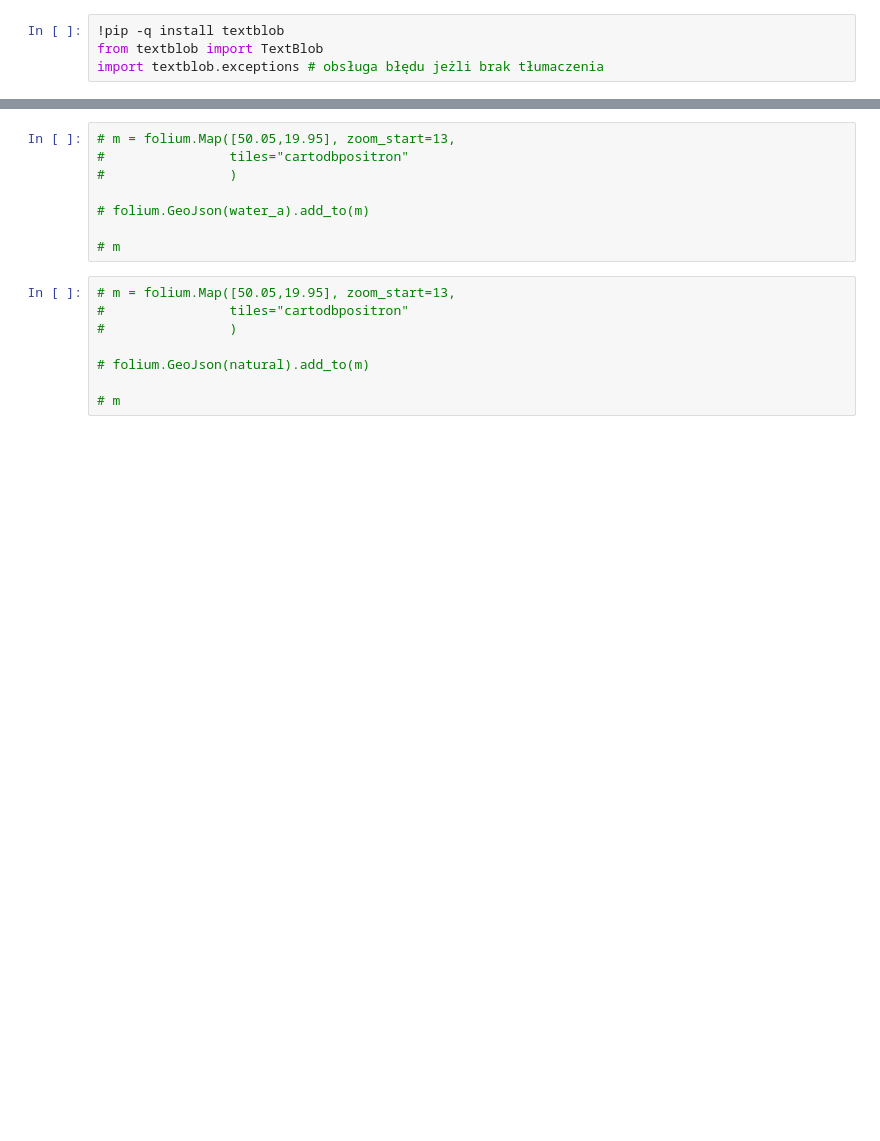
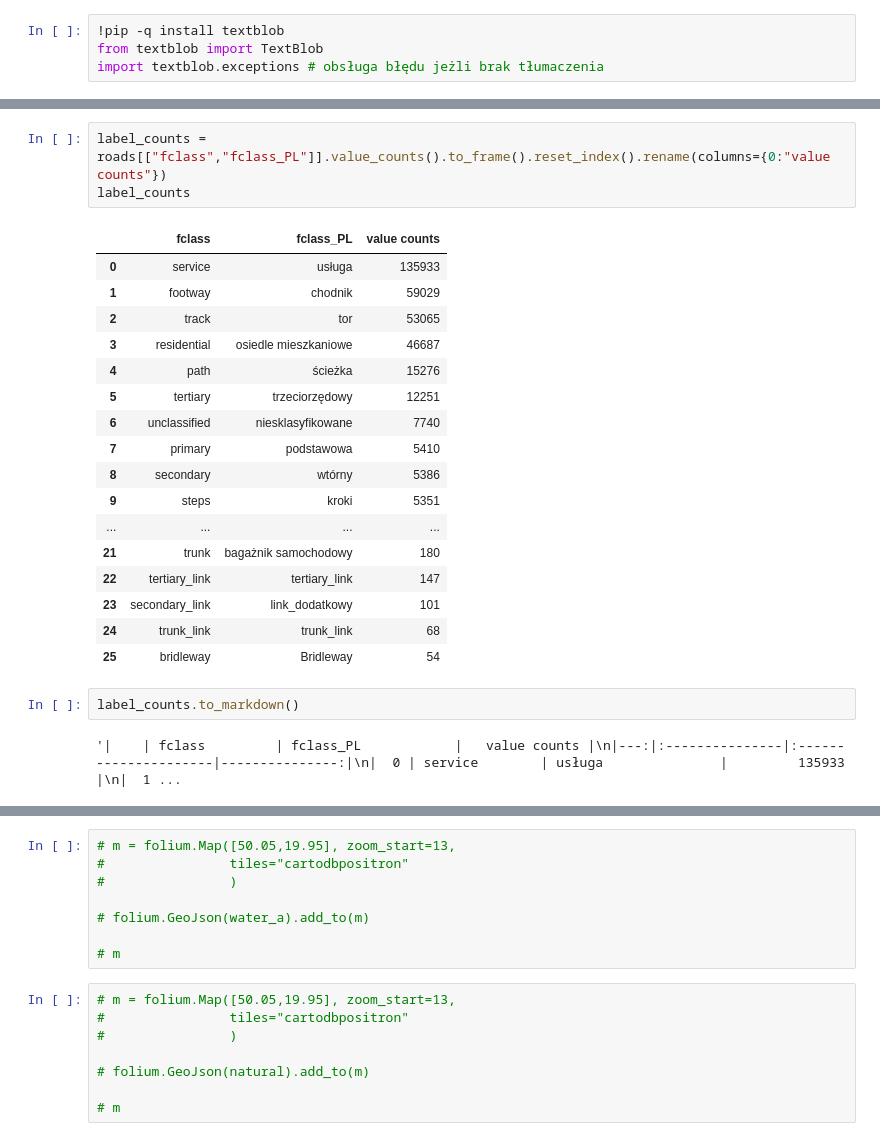
Before and after one commit to ciepielajan/GeoFabrik_Data_Extract, a Jupyter notebook: GEOfabrik_analiza_zawartosci.ipynb, the cells around one changed output, grey strips where cells are left out. Saved outputs shown, nothing was run; the diff lists cells and outputs as text; blank space fills up the shorter version.

```diff
--- a/GEOfabrik_analiza_zawartosci.ipynb
+++ b/GEOfabrik_analiza_zawartosci.ipynb
@@ -601,0 +546,25 @@ Name: fclass, dtype: int64
+# %%
+label_counts = roads[["fclass","fclass_PL"]].value_counts().to_frame().reset_index().rename(columns={0:"value counts"})
+label_counts
+# %% [output]
+|  | fclass | fclass_PL | value counts |
+| 0 | service | usługa | 135933 |
+| 1 | footway | chodnik | 59029 |
+| 2 | track | tor | 53065 |
+| 3 | residential | osiedle mieszkaniowe | 46687 |
+| 4 | path | ścieżka | 15276 |
+| 5 | tertiary | trzeciorzędowy | 12251 |
+| 6 | unclassified | niesklasyfikowane | 7740 |
+| 7 | primary | podstawowa | 5410 |
+| 8 | secondary | wtórny | 5386 |
+| 9 | steps | kroki | 5351 |
+| ... | ... | ... | ... |
+| 21 | trunk | bagażnik samochodowy | 180 |
+| 22 | tertiary_link | tertiary_link | 147 |
+| 23 | secondary_link | link_dodatkowy | 101 |
+| 24 | trunk_link | trunk_link | 68 |
+| 25 | bridleway | Bridleway | 54 |
+# %%
+label_counts.to_markdown()
+# %% [output]
+'|    | fclass         | fclass_PL            |   value counts |\n|---:|:---------------|:---------------------|---------------:|\n|  0 | service        | usługa               |         135933 |\n|  1 ...
```
Also changed, not shown: parts of 142 cells of this notebook.
